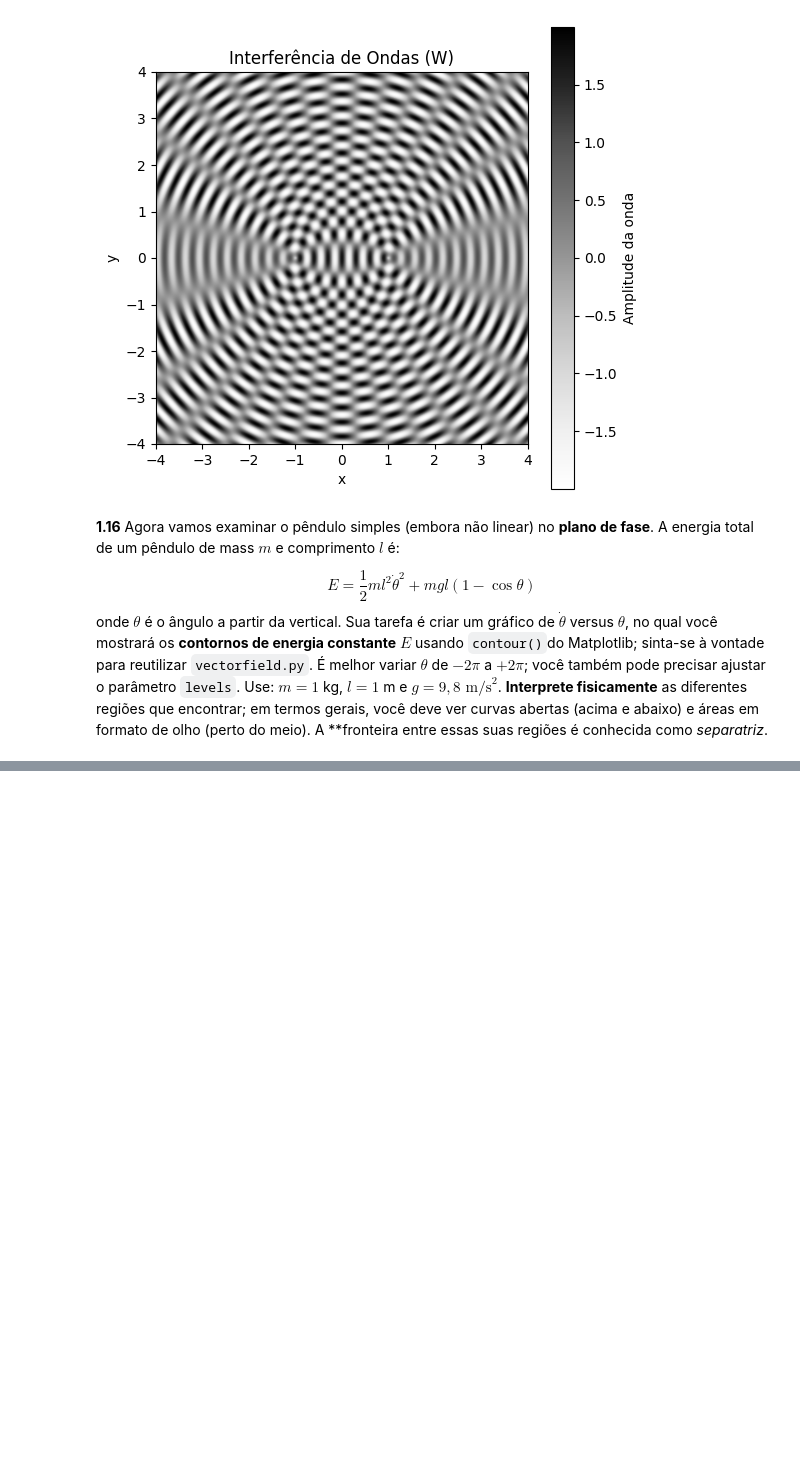
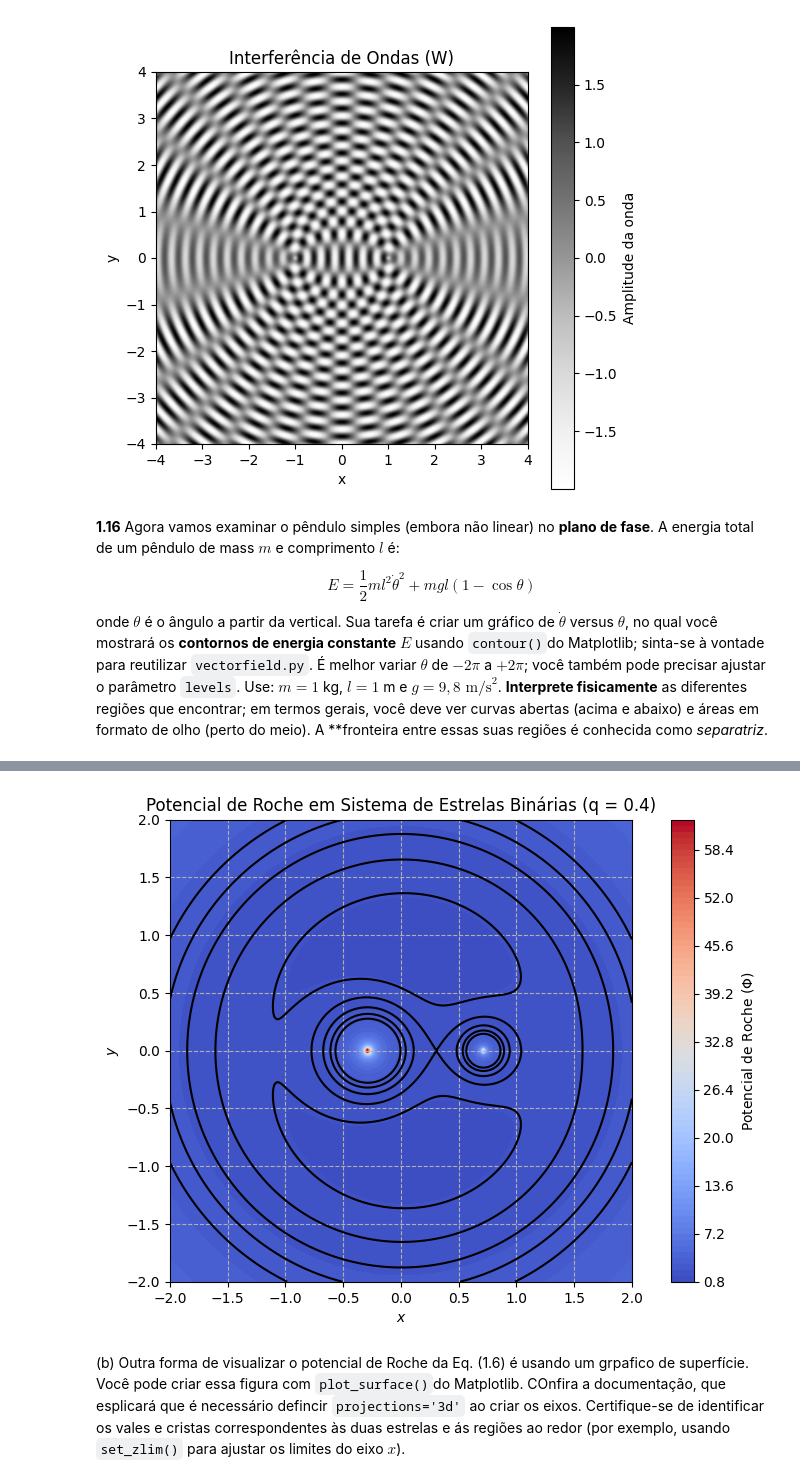
Before and after one commit to costandrad/numerical-methods-in-physics-with-python, a Jupyter notebook: src/01-idiomatic-python-problems.ipynb, the cells around one changed output, grey strips where cells are left out. Drawn from its saved outputs; the diff is of its cells as text; code cells hidden in the pictures; blank space fills up the shorter version.

```diff
--- a/src/01-idiomatic-python-problems.ipynb
+++ b/src/01-idiomatic-python-problems.ipynb
@@ -477,0 +457,42 @@ plt.show()
+# %%
+import numpy as np
+import matplotlib.pyplot as plt
+
+# Função para o potencial de Roche
+def roche(x, y, z, q):
+    m0, m1 = q/(1+q), 1/(1+q)
+    phi = m0 / np.sqrt((x-m1)**2+y**2+z**2) + m1 / np.sqrt((x+m0)**2+y**2+z**2) + (x**2+y**2)/2
+    return phi
+
+# Grade de pontos (theta e dtheta)
+x = np.linspace(-2, 2, 200)
+y = np.linspace(-2, 2, 200)
+X, Y = np.meshgrid(x, y)
+
+# Parâmetros físicos
+q = 0.4
+phi = roche(x=X, y=Y, z=0, q=q)
+
+
+# Plotagem com contorno preenchido
+plt.figure(figsize=(10, 6))
+cont = plt.contourf(X, Y, phi, levels=100, cmap='coolwarm')
+
+levels = [0.32565*_ for _ in range(5, 10)]
+plt.contour(X, Y, phi, levels=levels, colors='black')
+
+# Barra de cores
+cbar = plt.colorbar(cont)
+cbar.set_label(r'Potencial de Roche ($\Phi$)')
+
+# Rótulos e título
+plt.xlabel(r'$x$')
+plt.ylabel(r'$y$')
+plt.title(f'Potencial de Roche em Sistema de Estrelas Binárias (q = {q})')
+plt.grid(ls='dashed')
+plt.gca().set_aspect('equal')
+plt.show()
+# %% [output]
+[figure, added]
+# %% [markdown]
+(b) Outra forma de visualizar o potencial de Roche da Eq. (1.6) é usando um grpafico de superfície. Você pode criar essa figura com `plot_surface()`do Matplotlib. COnfira a documentação, que esplicará que é necessário defincir `projections='3d'` ao criar os eixos. Certifique-se de identificar os vales e cristas correspondentes às duas estrelas e ás regiões ao redor (por exemplo, usando `set_zlim()` para ajustar os limites do eixo $x$).
```
Also changed, not shown: parts of 4 cells of this notebook.
